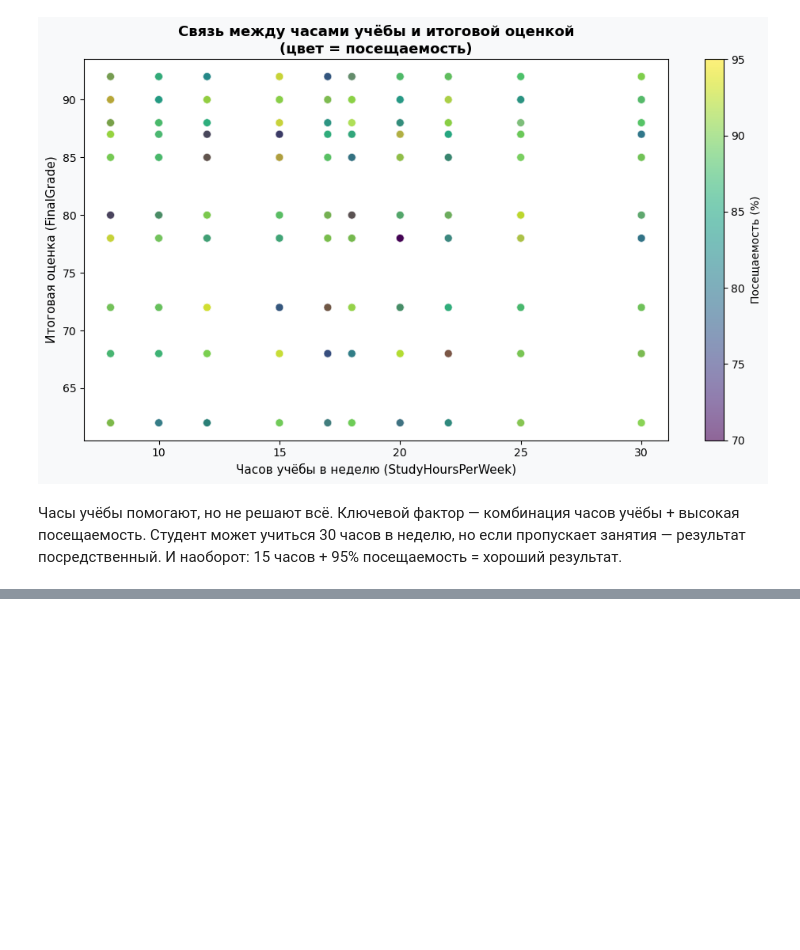
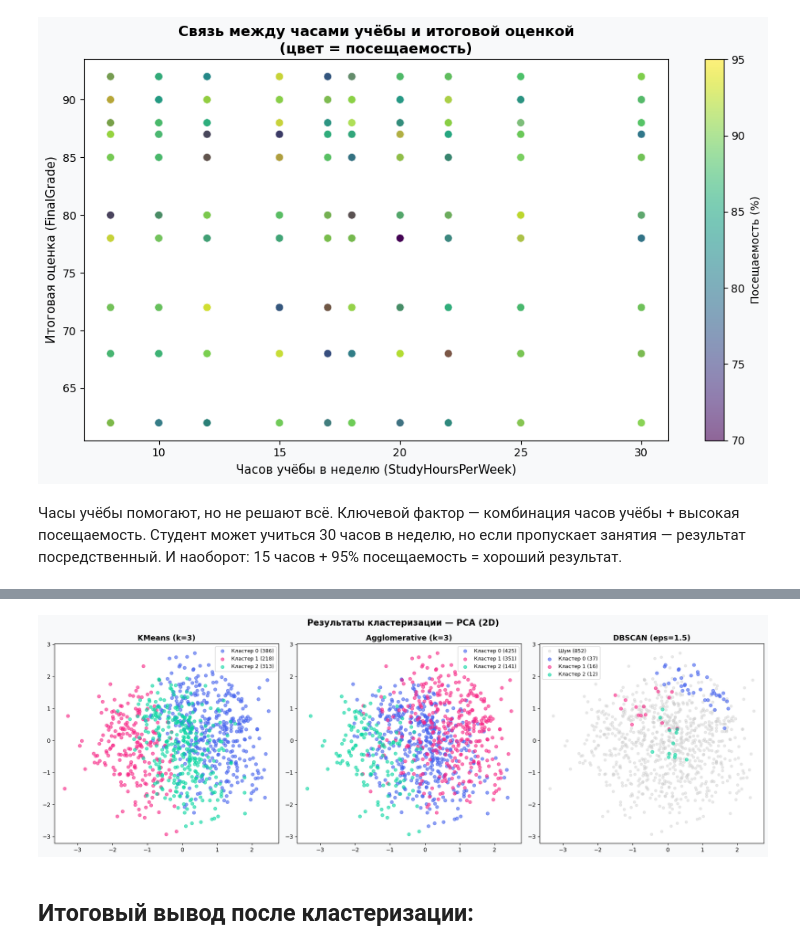
Before and after one commit to timur-valiullin/Calobaration_work, a Jupyter notebook: Students_Rating.ipynb, the cells around one changed output, grey strips where cells are left out. Drawn from its saved outputs; the diff is of its cells as text; code cells hidden in the pictures; blank space fills up the shorter version.

```diff
--- a/Students_Rating.ipynb
+++ b/Students_Rating.ipynb
@@ -329,0 +591,30 @@ plt.show()
+# %%
+fig, axes = plt.subplots(1, 3, figsize=(18, 6))
+fig.suptitle('Результаты кластеризации — PCA (2D)', fontsize=15, fontweight='bold')
+
+colors = ['#4361EE', '#F72585', '#06D6A0', '#FFB703']
+
+plots = [
+    (labels_kmeans, 'KMeans (k=3)'),
+    (labels_agg, 'Agglomerative (k=3)'),
+    (labels_dbscan, 'DBSCAN (eps=1.5)')
+]
+
+for ax, (labels, title) in zip(axes, plots):
+    for label in sorted(set(labels)):
+        mask = labels == label
+        if label == -1:
+            ax.scatter(X_pca[mask, 0], X_pca[mask, 1], c='#CCCCCC',
+                      label=f'Шум ({mask.sum()})', alpha=0.4, s=20)
+        else:
+            ax.scatter(X_pca[mask, 0], X_pca[mask, 1], c=colors[label],
+                      label=f'Кластер {label} ({mask.sum()})', alpha=0.6, s=30)
+    ax.set_title(title, fontweight='bold', fontsize=13)
+    ax.legend(fontsize=9)
+
+plt.tight_layout()
+plt.show()
+# %% [output]
+[figure, added]
+# %% [markdown]
+## Итоговый вывод после кластеризации:
```
Also changed, not shown: parts of 25 cells of this notebook.
